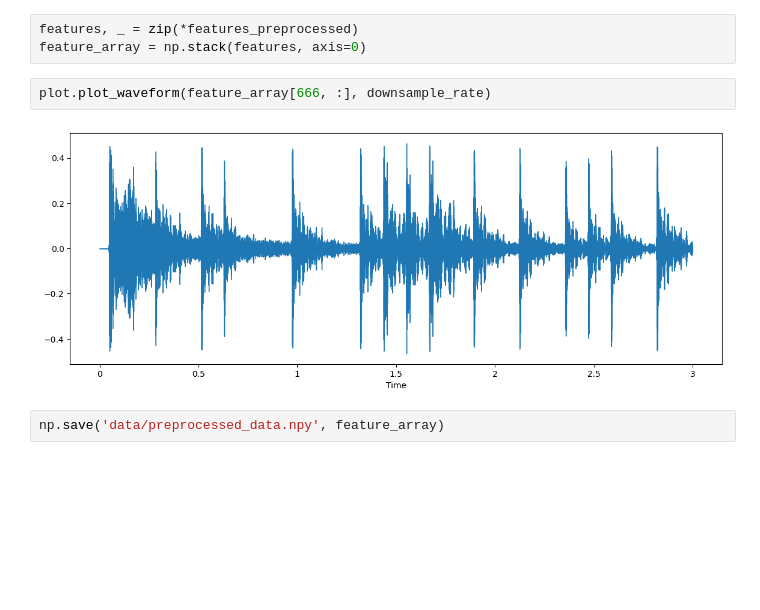
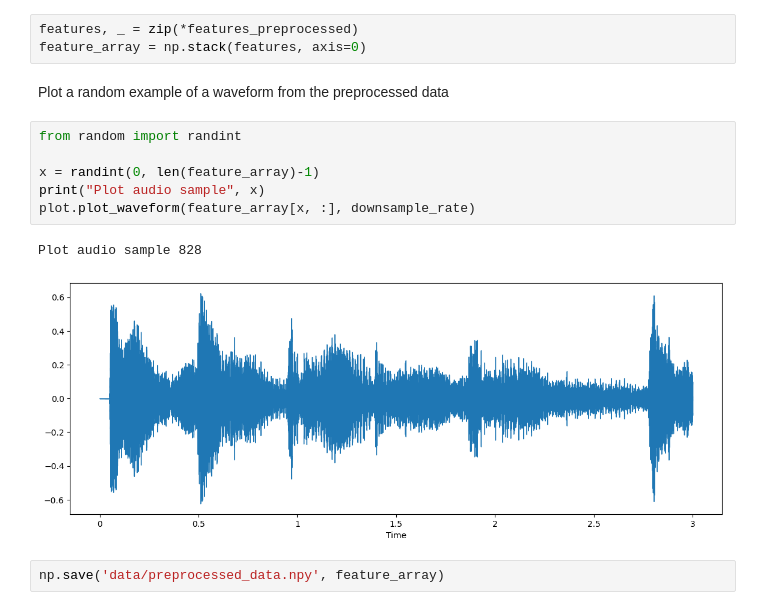
Before and after one commit to michaelstuffer98/ai_industry_project, a Jupyter notebook: feature_extraction.ipynb, the cells around one changed output. Cells and saved outputs as stored; diff of their text form; blank space fills up the shorter version.

```diff
--- a/feature_extraction.ipynb
+++ b/feature_extraction.ipynb
@@ -59,9 +59,16 @@ perform preprocessing from generator-pipline and extract the features as an nump
 # %%
 features, _ = zip(*features_preprocessed)
 feature_array = np.stack(features, axis=0)
-# %%
-plot.plot_waveform(feature_array[666, :], downsample_rate)
-# %% [output]
-[figure, removed]
+# %% [markdown]
+Plot a random example of a waveform from the preprocessed data
+# %%
+from random import randint
+
+x = randint(0, len(feature_array)-1)
+print("Plot audio sample", x)
+plot.plot_waveform(feature_array[x, :], downsample_rate)
+# %% [output]
+Plot audio sample 828
+[figure, added]
 # %%
 np.save('data/preprocessed_data.npy', feature_array)
```
Also changed, not shown: parts of 1 cell of this notebook, 2 other files.
